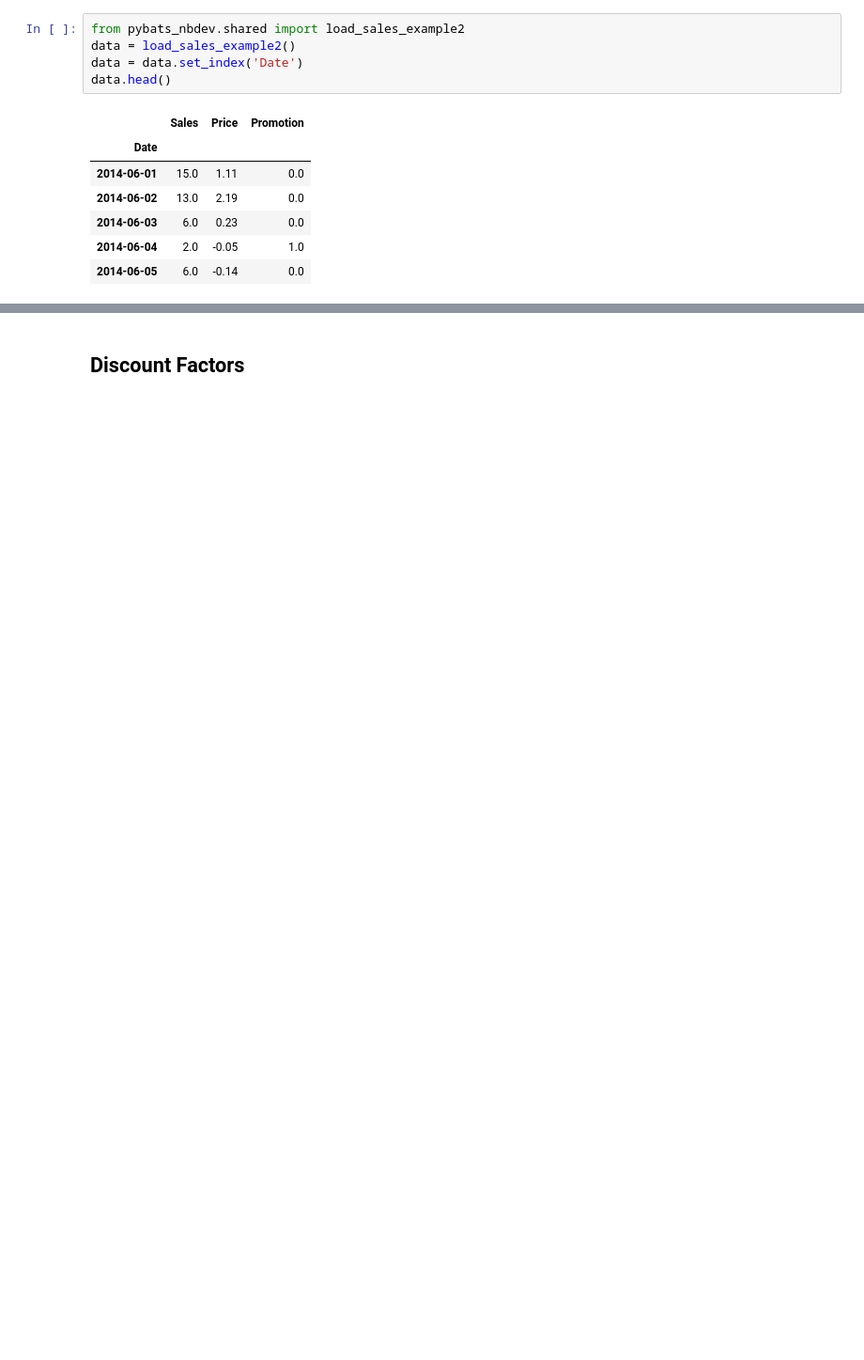
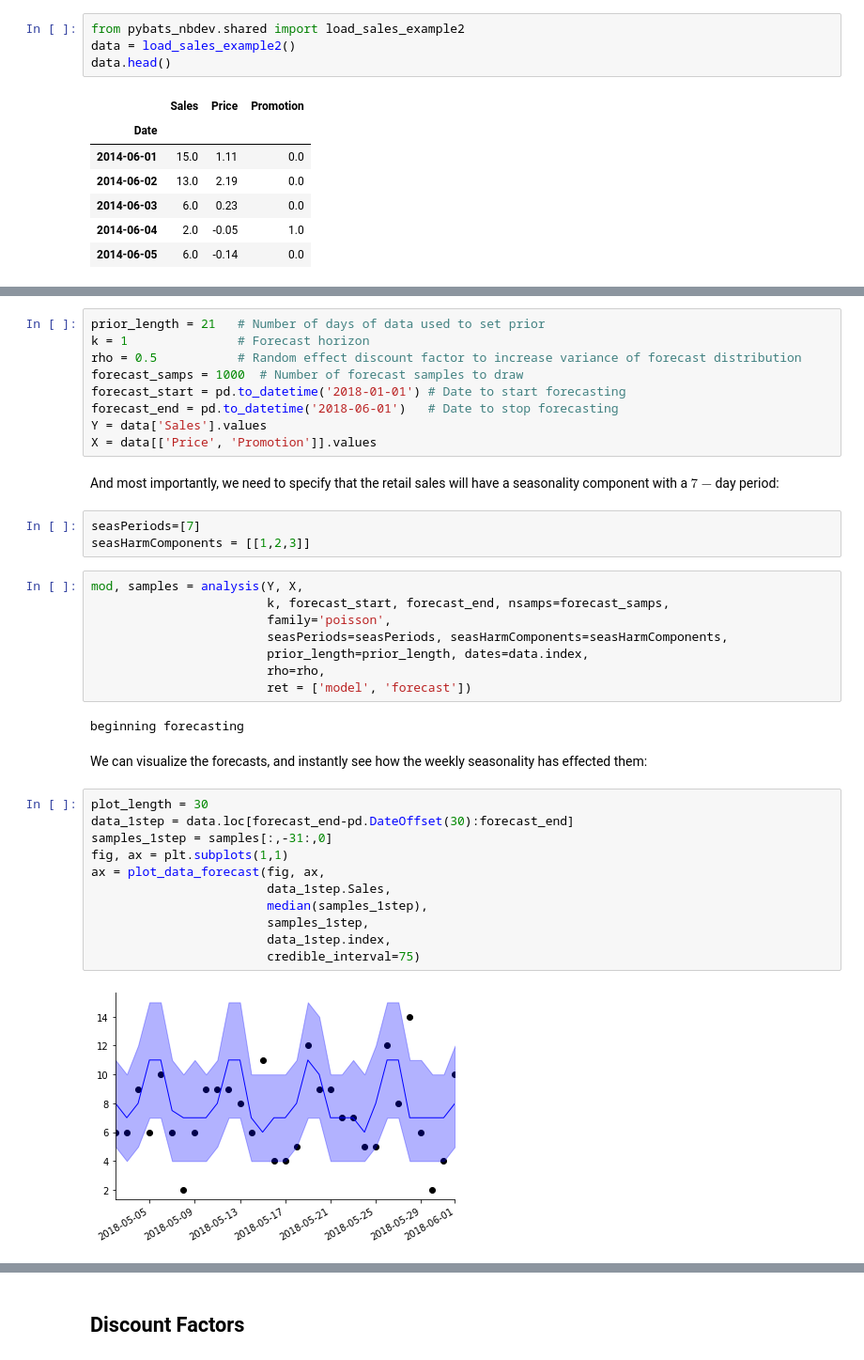
Before and after one commit to lavinei/pybats_nbdev, a Jupyter notebook: nbs/index.ipynb, the cells around one changed output, grey strips where cells are left out. Shown at 94% size. Cells and saved outputs as stored; diff of their text form; blank space fills up the shorter version.

Commit message:
updating index

```diff
--- a/nbs/index.ipynb
+++ b/nbs/index.ipynb
@@ -186,7 +187,6 @@ from pandas.tseries.holiday import USFederalHolidayCalendar
 # %%
 from pybats_nbdev.shared import load_sales_example2
 data = load_sales_example2()
-data = data.set_index('Date')
 data.head()
 # %% [output]
 |  | Sales | Price | Promotion |
@@ -205,0 +206,39 @@ The simulated dataset contains daily sales of an item from June 1, 2014 to June
+# %%
+prior_length = 21   # Number of days of data used to set prior
+k = 1               # Forecast horizon
+rho = 0.5           # Random effect discount factor to increase variance of forecast distribution
+forecast_samps = 1000  # Number of forecast samples to draw
+forecast_start = pd.to_datetime('2018-01-01') # Date to start forecasting
+forecast_end = pd.to_datetime('2018-06-01')   # Date to stop forecasting
+Y = data['Sales'].values
+X = data[['Price', 'Promotion']].values
+# %% [markdown]
+And most importantly, we need to specify that the retail sales will have a seasonality component with a $7-$day period:
+# %%
+seasPeriods=[7]
+seasHarmComponents = [[1,2,3]]
+# %%
+mod, samples = analysis(Y, X,
+                        k, forecast_start, forecast_end, nsamps=forecast_samps,
+                        family='poisson',
+                        seasPeriods=seasPeriods, seasHarmComponents=seasHarmComponents,
+                        prior_length=prior_length, dates=data.index,
+                        rho=rho,
+                        ret = ['model', 'forecast'])
+# %% [output]
+beginning forecasting
+# %% [markdown]
+We can visualize the forecasts, and instantly see how the weekly seasonality has effected them:
+# %%
+plot_length = 30
+data_1step = data.loc[forecast_end-pd.DateOffset(30):forecast_end]
+samples_1step = samples[:,-31:,0]
+fig, ax = plt.subplots(1,1)
+ax = plot_data_forecast(fig, ax,
+                        data_1step.Sales,
+                        median(samples_1step),
+                        samples_1step,
+                        data_1step.index,
+                        credible_interval=75)
+# %% [output]
+[figure, added]
```
Also changed, not shown: parts of 23 cells of this notebook, 11 other files.
